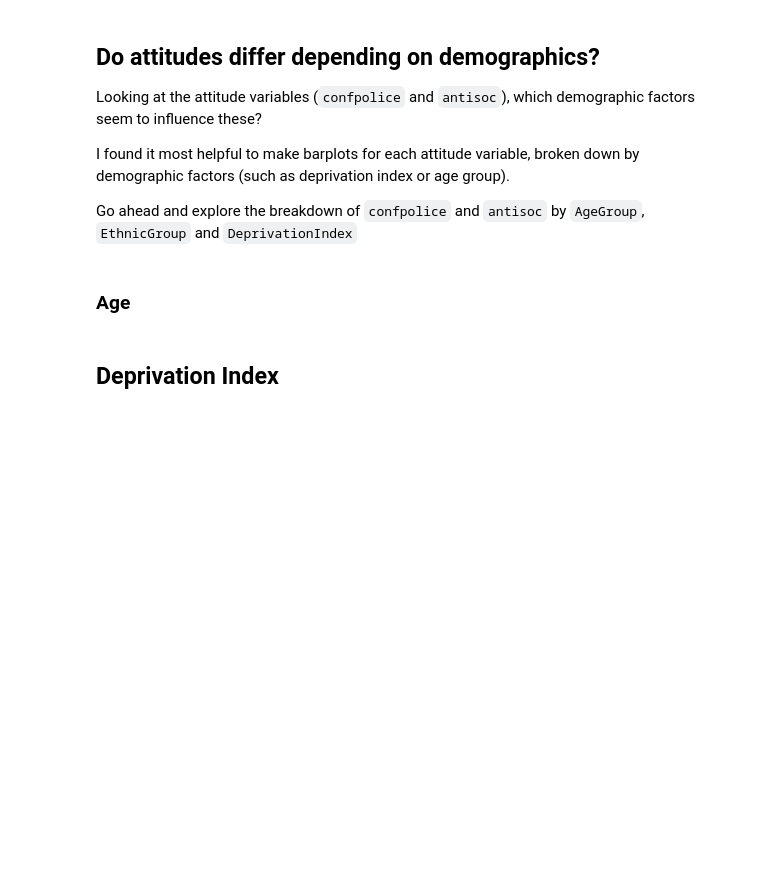
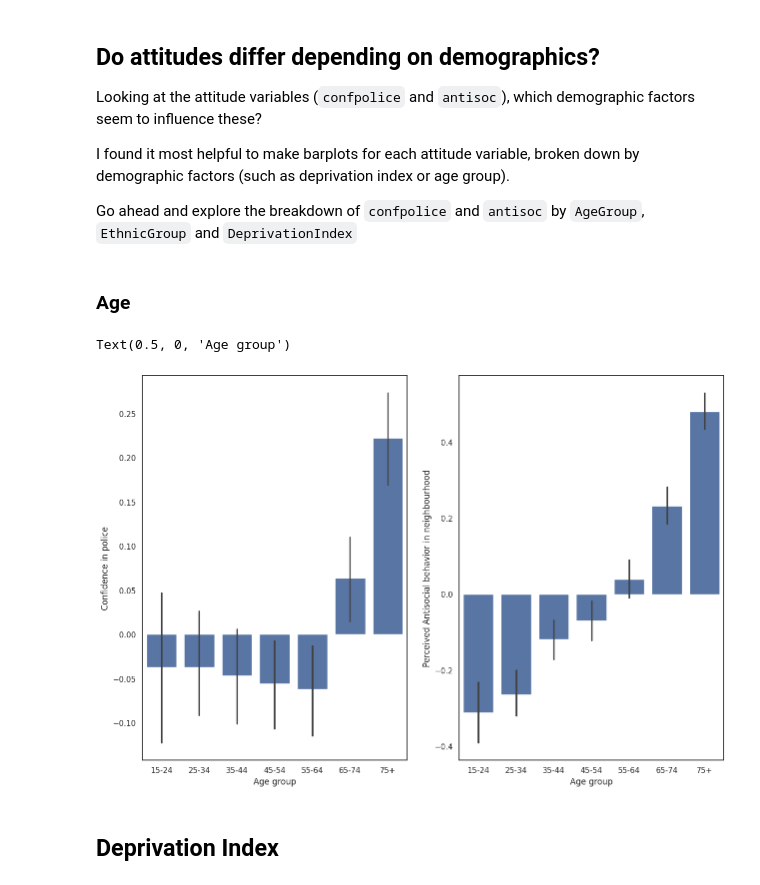
Before and after one commit to Tedodor423/bms-collab-notebooks, a Jupyter notebook: stats/1.3_DataWrangling/1.3.11_TutorialExercises.ipynb, the cells around one changed output. Drawn from its saved outputs; the diff is of its cells as text; code cells hidden in the pictures; blank space fills up the shorter version.

```diff
--- a/stats/1.3_DataWrangling/1.3.11_TutorialExercises.ipynb
+++ b/stats/1.3_DataWrangling/1.3.11_TutorialExercises.ipynb
@@ -495,2 +491,19 @@ Go ahead and explore the breakdown of `confpolice` and `antisoc` by `AgeGroup`,
+# %%
+plt.figure(figsize=[15,10])
+
+plt.subplot(1,2,1)
+sns.barplot(crime, x="AgeGroup", y='confpolice', estimator='mean')
+plt.xticks(ticks=range(7), labels=agegroup_bins)
+plt.ylabel("Confidence in police")
+plt.xlabel("Age group")
+
+plt.subplot(1,2,2)
+sns.barplot(crime, x="AgeGroup", y='antisoc', estimator='mean')
+plt.xticks(ticks=range(7), labels=agegroup_bins)
+plt.ylabel("Perceived Antisocial behavior in neighbourhood")
+plt.xlabel("Age group")
+# %% [output]
+Text(0.5, 0, 'Age group')
+[figure, added]
 # %% [markdown]
 ## Deprivation Index
```
Also changed, not shown: parts of 10 cells of this notebook.
